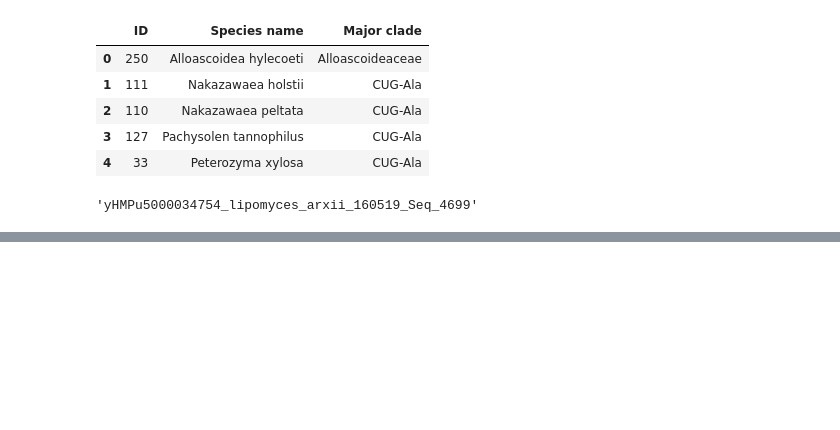
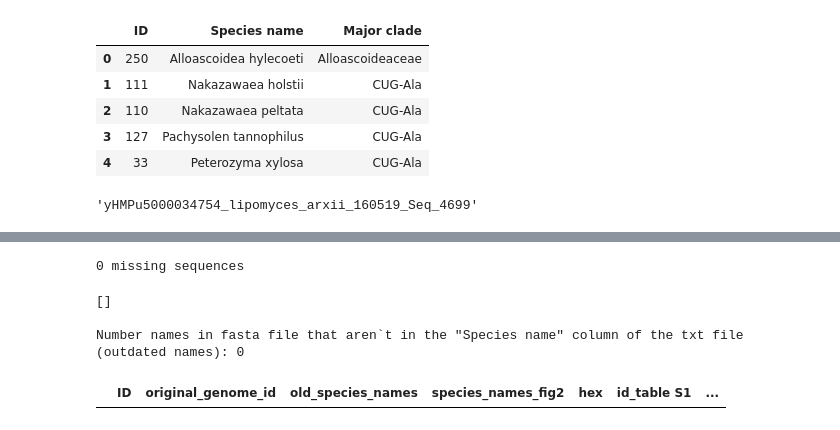
Before and after one commit to GeorgeCrawford15/brodsky-lab, a Jupyter notebook: data-org.ipynb, the cells around one changed output, grey strips where cells are left out. Cells and saved outputs as stored; diff of their text form; code cells hidden in the pictures; blank space fills up the shorter version.

```diff
--- a/data-org.ipynb
+++ b/data-org.ipynb
@@ -232,0 +305,49 @@ print(len(cleaned_CHC_records))
+# %%
+missing_count = 0
+missing_seqs = []
+for seq in CHCs_fasta_list:
+    matched = False
+    for ordered_seq in ordered_CHCs_list:
+        if ordered_seq == seq:
+            matched = True
+            break
+    if not matched:
+        print('Not found:', seq[0:100] + '...')
+        missing_seqs.append(seq)
+        missing_count += 1
+print(f'{missing_count} missing sequences')
+# %% [output]
+0 missing sequences
+# %%
+missing_seq_names = []
+for missing_seq in missing_seqs:
+    for seq_record in cleaned_CHC_records:
+        if missing_seq == seq_record.seq:
+            print(seq_record.id)
+            missing_seq_names.append(seq_record.id)
+# %%
+# Many of the species names in the fasta file have an outdated version of their name.
+# I'm using this to get rid of them (and also potentially find that one missing corresponding sequence).
+formatted_missing_seq_names = []
+for name in missing_seq_names:
+    parts = name.split('_')
+    for part in parts:
+        if 'Seq' in part:
+            del parts[-2:]
+        elif part.startswith('yHMP'):
+            del parts[3]
+    name = '_'.join(parts)
+    print(name)
+    formatted_missing_seq_names.append(name.lower())
+
+print(formatted_missing_seq_names)
+print()
+
+old_names_in_fasta = species_df[species_df['old_species_names'].str.lower().isin(name for name in formatted_missing_seq_names)]
+print('Number names in fasta file that aren`t in the "Species name" column of the txt file (outdated names):', len(old_names_in_fasta))
+old_names_in_fasta
+# %% [output]
+[]
+
+Number names in fasta file that aren`t in the "Species name" column of the txt file (outdated names): 0
+|  | ID | original_genome_id | old_species_names | species_names_fig2 | hex | id_table S1 | ... |
```
Also changed, not shown: parts of 14 cells of this notebook.
